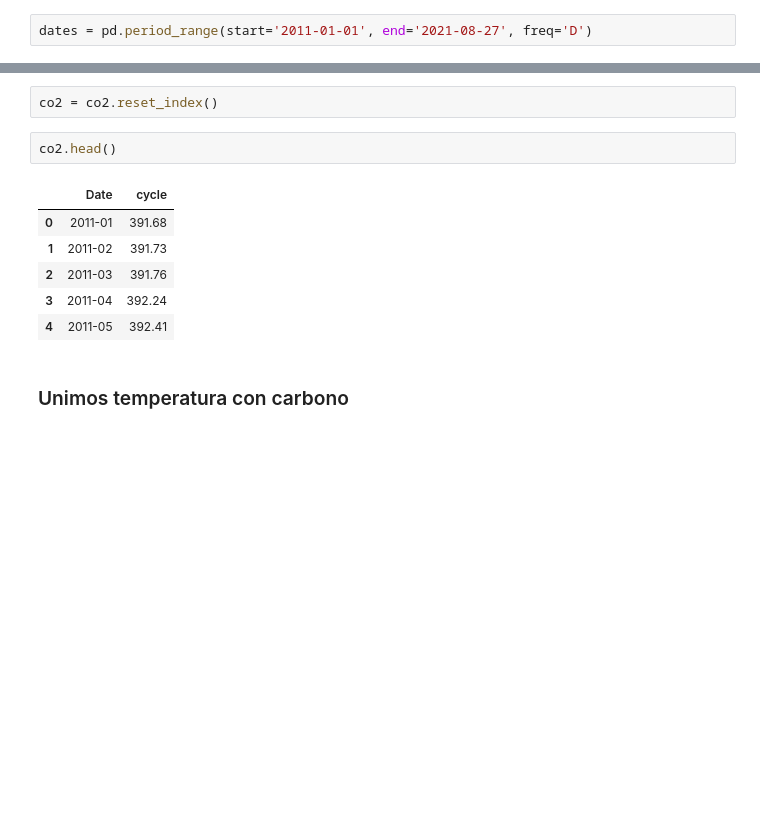
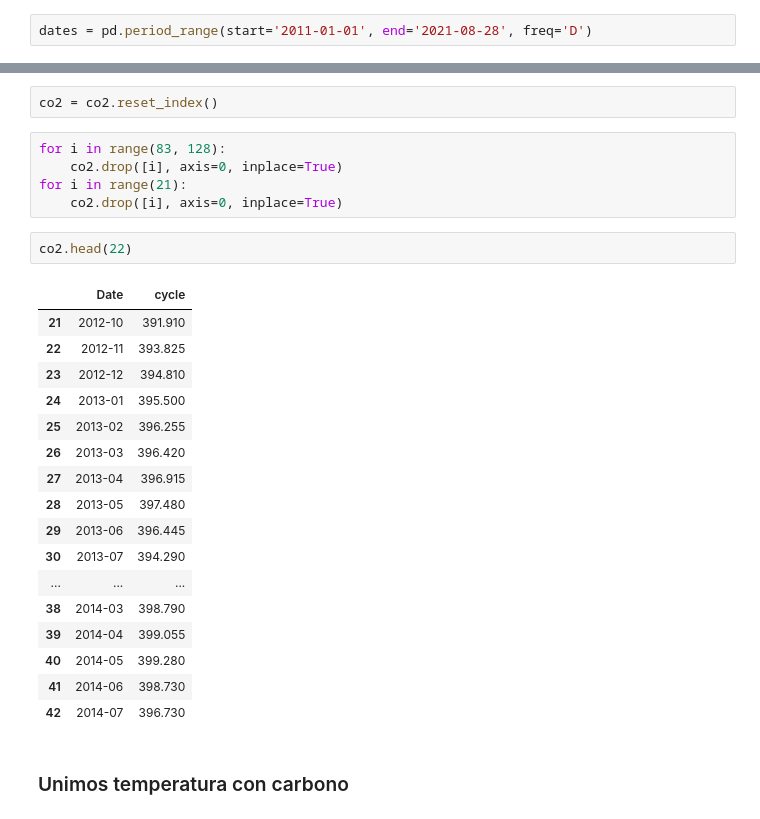
Before and after one commit to JulianTrufero/CO2-and-Temperatures-Seasonality, a Jupyter notebook: P (copy).ipynb, the cells around one changed output, grey strips where cells are left out. Cells and saved outputs as stored; diff of their text form; blank space fills up the shorter version.

```diff
--- a/P (copy).ipynb
+++ b/P (copy).ipynb
@@ -159,7 +154,7 @@ cd = cod_agrupado(c)
 # %% [markdown]
 #### Escalamos a cd para que tenga solo los años que nos interesan
 # %%
-dates = pd.period_range(start='2011-01-01', end='2021-08-27', freq='D')
+dates = pd.period_range(start='2011-01-01', end='2021-08-28', freq='D')
 # %%
 c['datetime'] = [str(d) for d in dates]
 # %%
@@ -172,15 +167,31 @@ def agrup_mensual_co2(x):
 co2 = agrup_mensual_co2(c)
 # %%
 co2 = co2.reset_index()
+# %%
+for i in range(83, 128):
+    co2.drop([i], axis=0, inplace=True)
+for i in range(21):
+    co2.drop([i], axis=0, inplace=True)
 # %%
-co2.head()
+co2.head(22)
 # %% [output]
 |  | Date | cycle |
-| 0 | 2011-01 | 391.68 |
-| 1 | 2011-02 | 391.73 |
-| 2 | 2011-03 | 391.76 |
-| 3 | 2011-04 | 392.24 |
-| 4 | 2011-05 | 392.41 |
+| 21 | 2012-10 | 391.910 |
+| 22 | 2012-11 | 393.825 |
+| 23 | 2012-12 | 394.810 |
+| 24 | 2013-01 | 395.500 |
+| 25 | 2013-02 | 396.255 |
+| 26 | 2013-03 | 396.420 |
+| 27 | 2013-04 | 396.915 |
+| 28 | 2013-05 | 397.480 |
+| 29 | 2013-06 | 396.445 |
+| 30 | 2013-07 | 394.290 |
+| ... | ... | ... |
+| 38 | 2014-03 | 398.790 |
+| 39 | 2014-04 | 399.055 |
+| 40 | 2014-05 | 399.280 |
+| 41 | 2014-06 | 398.730 |
+| 42 | 2014-07 | 396.730 |
 # %% [markdown]
 ### Unimos temperatura con carbono
 # %%
```
Also changed, not shown: parts of 15 cells of this notebook.
